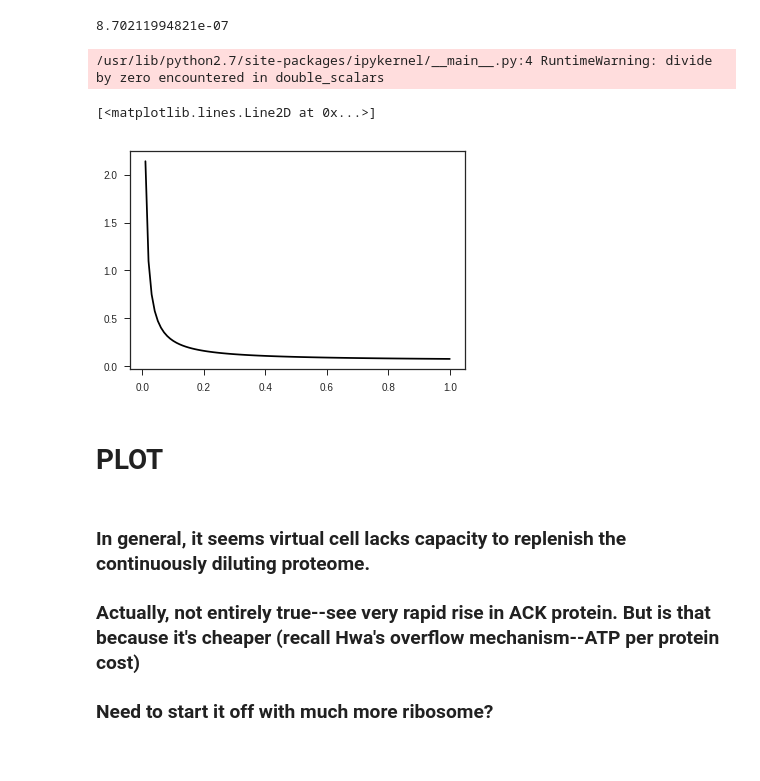
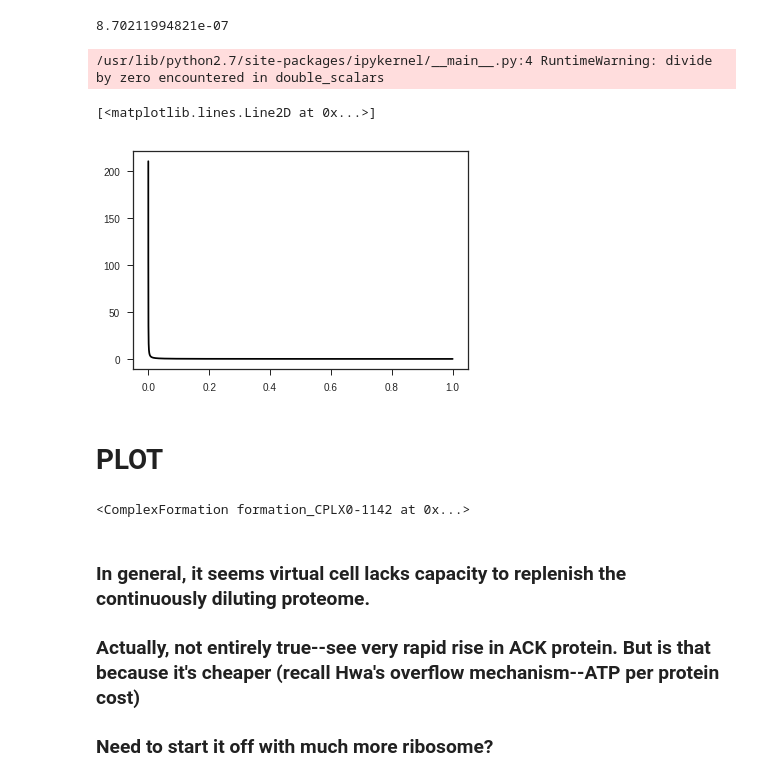
Before and after one commit to SBRG/dynamicme, a Jupyter notebook: notebooks/production/validation1_uptake_hier_opt0_degr.ipynb, the cells around one changed output. Saved outputs shown, nothing was run; the diff lists cells and outputs as text; code cells hidden in the pictures.

```diff
--- a/notebooks/production/validation1_uptake_hier_opt0_degr.ipynb
+++ b/notebooks/production/validation1_uptake_hier_opt0_degr.ipynb
@@ -407,20 +407,24 @@ print vtrsl
 # %%
 a = 0.0538271604938272
 b = 0.3915
 def f_deg(mu):
     y = a*(mu+b)/mu
     return y
 
-mus = np.linspace(0,1, num=100)
+mus = np.linspace(0,1, num=10000)
 ss  = [f_deg(m) for m in mus]
 
 sns.plt.plot(mus, ss)
 # %% [output]
 /usr/lib/python2.7/site-packages/ipykernel/__main__.py:4 RuntimeWarning: divide by zero encountered in double_scalars
 [<matplotlib.lines.Line2D at 0x...>]
-[figure, old version]
+[figure, new version]
 # %% [markdown]
 # PLOT
+# %%
+dsolver.me.complex_data.get_by_id('CPLX0-1142').formation
+# %% [output]
+<ComplexFormation formation_CPLX0-1142 at 0x...>
 # %%
 if PROTOTYPE:
     complexes_plot = ['IPPMIa_E_c', 'ACKr_reverse_E_c', 'CPLX0-7760_mod_4fe4s','CPLX0-7761_mod_4fe4s']
```
Also changed, not shown: 2 other files.
